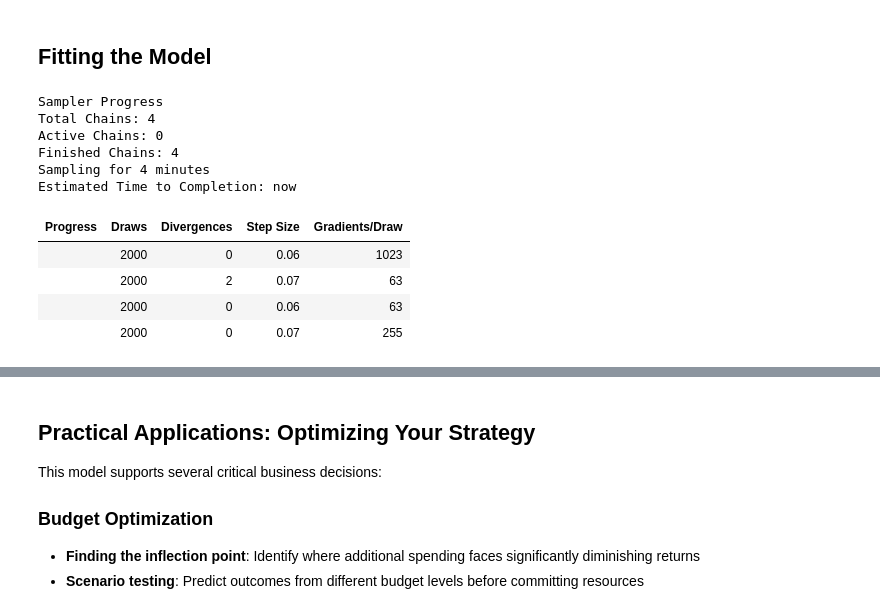
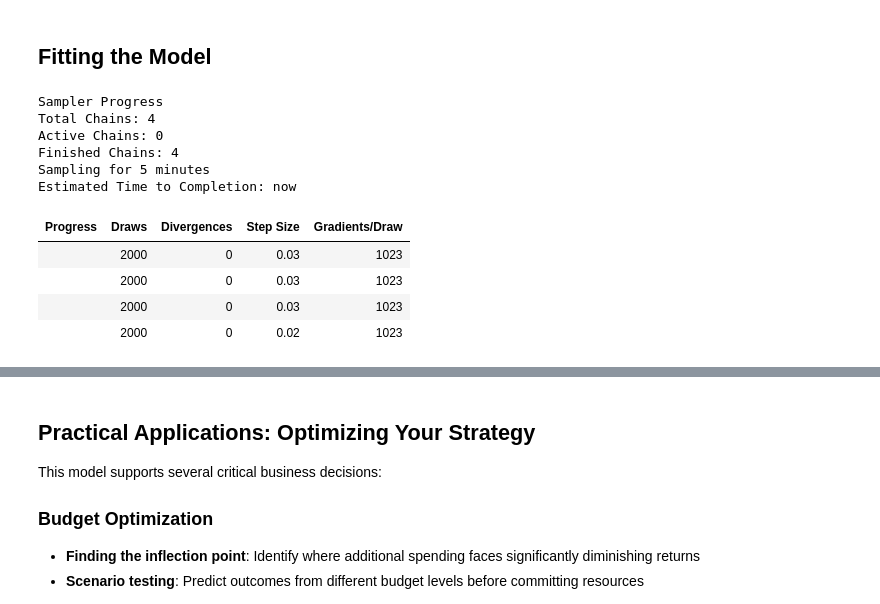
Before and after one commit to redam94/search-forecast, a Jupyter notebook: nbs/examples/00_search_prediction.ipynb, the cells around one changed output, grey strips where cells are left out. Saved outputs shown, nothing was run; the diff lists cells and outputs as text; code cells hidden in the pictures.

```diff
--- a/nbs/examples/00_search_prediction.ipynb
+++ b/nbs/examples/00_search_prediction.ipynb
@@ -837,28 +850,30 @@ train_data = data.isel(date=slice(None, 100))
 # %%
 #| eval: false
 def partial_observe(model, obs_data, input_data, coords, target_accept=.70):
     with pm.observe(model, obs_data):
         pm.set_data(input_data, coords=coords)
         trace = pm.sample(1000, tune=1000, target_accept=target_accept, nuts_sampler='nutpie')
     return trace
 
 search_volume_trace = partial_observe(
     search_model,
     {'search_volume_obs': train_data.search_volume.values,
     'impressions_obs': train_data.impressions.values,
     'clicks_obs': train_data.observed_clicks.values},
     {'time': train_data['time'].values,
     'budget': train_data.budget.values},
-    coords)
+    coords,
+    target_accept=.95
+    )
 # %% [output]
 Sampler Progress
 Total Chains: 4
 Active Chains: 0
 Finished Chains: 4
-Sampling for 4 minutes
+Sampling for 5 minutes
 Estimated Time to Completion: now
 | Progress | Draws | Divergences | Step Size | Gradients/Draw |
-|  | 2000 | 0 | 0.06 | 1023 |
-|  | 2000 | 2 | 0.07 | 63 |
-|  | 2000 | 0 | 0.06 | 63 |
-|  | 2000 | 0 | 0.07 | 255 |
+|  | 2000 | 0 | 0.03 | 1023 |
+|  | 2000 | 0 | 0.03 | 1023 |
+|  | 2000 | 0 | 0.03 | 1023 |
+|  | 2000 | 0 | 0.02 | 1023 |
```
Also changed, not shown: parts of 14 cells of this notebook, 1 other file.
